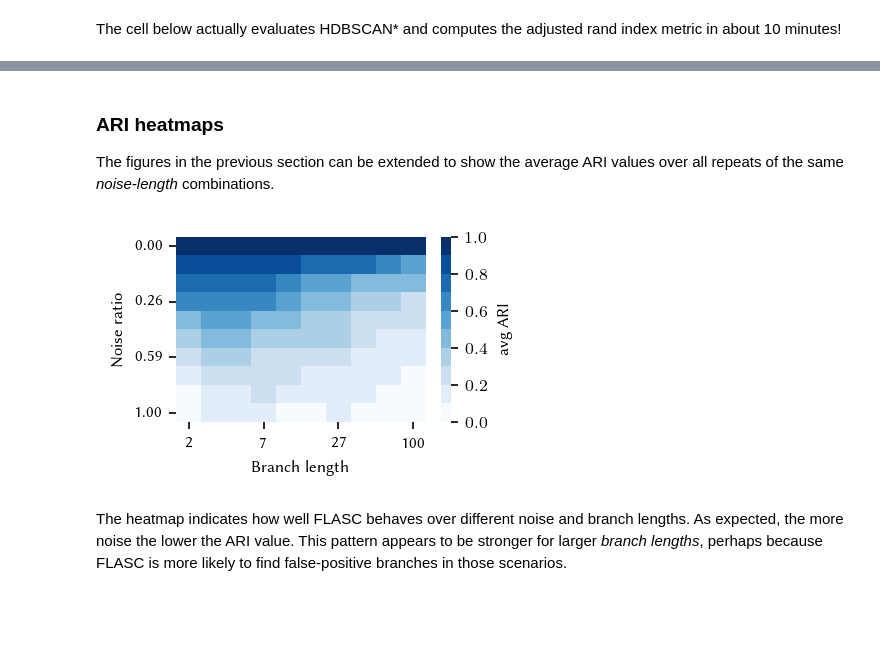
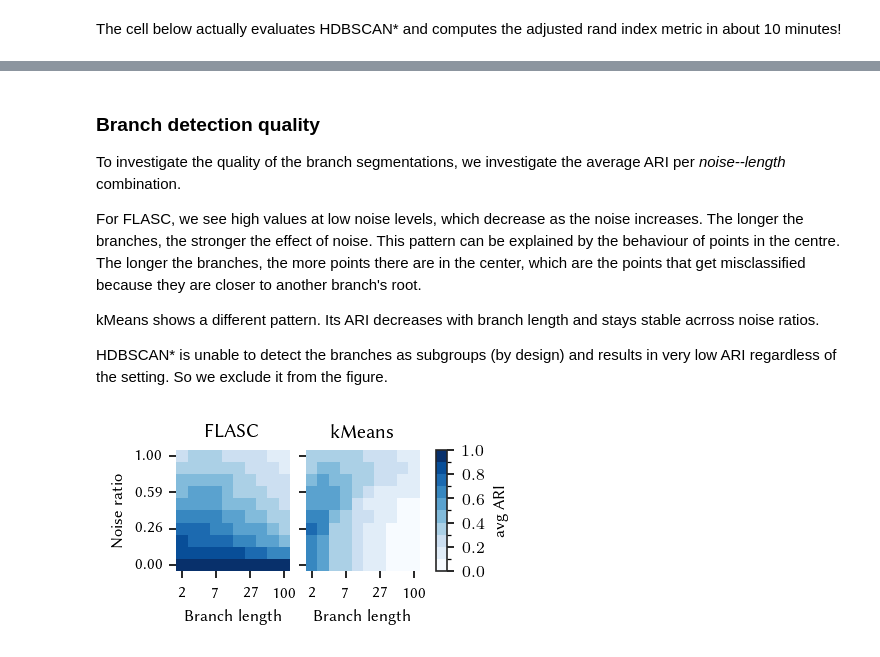
Before and after one commit to vda-lab/pyflasc, a Jupyter notebook: notebooks/Comparison_branch_stability.ipynb, the cells around one changed output, grey strips where cells are left out. Cells and saved outputs as stored; diff of their text form; code cells hidden in the pictures; blank space fills up the shorter version.

```diff
--- a/notebooks/Comparison_branch_stability.ipynb
+++ b/notebooks/Comparison_branch_stability.ipynb
@@ -321,0 +304,5 @@ params.to_pickle('./data/generated/branch_stability_labelling_hdbscan.pickle')
+# %%
+# Fixed parameters
+kwargs = {
+    'n_clusters': int(3),
+}
@@ -330,6 +372,7 @@ because Latex is used to render text in the images. To disable this, edit
 datasets = pd.read_pickle('./data/generated/branch_stability_data.pickle')
 fparams = pd.read_pickle('./data/generated/branch_stability_labelling_flasc.pickle')
 hparams = pd.read_pickle('./data/generated/branch_stability_labelling_hdbscan.pickle')
+mparams = pd.read_pickle('./data/generated/branch_stability_labelling_kmeans.pickle')
 ratios = datasets.noise_ratio.unique()
 lengths = datasets.branch_length.unique()
 # %%
@@ -677,8 +760,20 @@ plt.show()
 # %% [markdown]
-### ARI heatmaps
+### Branch detection quality
 
-The figures in the previous section can be extended to show the average ARI
-values over all repeats of the same *noise-length* combinations.
+To investigate the quality of the branch segmentations, we investigate the average
+ARI per *noise--length* combination.
+
+For FLASC, we see high values at low noise levels, which decrease as the noise
+increases. The longer the branches, the stronger the effect of noise. This
+pattern can be explained by the behaviour of points in the centre. The longer
+the branches, the more points there are in the center, which are the points that
+get misclassified because they are closer to another branch's root.
+
+kMeans shows a different pattern. Its ARI decreases with branch length and stays
+stable acrross noise ratios.
+
+HDBSCAN* is unable to detect the branches as subgroups (by design) and results
+in very low ARI regardless of the setting. So we exclude it from the figure.
 # %%
 def draw_avg_heatmap(data, *args, **kwargs):
     d = data\
@@ -699,30 +785,59 @@ xtick_labels = [ f"{int(lengths[int(r)]):d}" for r in xticks ]
 # %%
-sized_fig(1/2)
+# Specify Colormap and ticks
+bounds = np.linspace(0, 1, 11)
+cmap = mpl.colormaps['Blues']
+norm = BoundaryNorm(bounds, cmap.N)
+yticks = [0.5, 3.5, 6.5, 9.5]
+ytick_labels = [ f"{ratios[int(r)]:.2f}" for r in yticks ]
+xticks = [0.5, 3.5, 6.5, 9.5]
+xtick_labels = [ f"{int(lengths[int(r)]):d}" for r in xticks ]
 
+sized_fig(1 / 2, 1 / 2)
+fig = plt.gcf()
+fig.subplots(1, 3, width_ratios=[1, 1, 0.1])
+
+mset = mparams[['repeat','noise_ratio', 'branch_length', 'algorithm', 'ari']]
 fset = fparams\
-    .query('min_branch_size == 12 & branch_selection_method=="eom" & branch_detection_method=="core"')\
+    .query('min_branch_size == 12 & branch_selection_method=="leaf" & branch_detection_method=="core"')\
     [['repeat','noise_ratio', 'branch_length', 'algorithm', 'ari']]
+
+
+plt.subplot(1, 3, 1)
 draw_avg_heatmap(
     fset.rename(**display_names),
     'Branch length', 'Noise ratio', 'ARI',
-    cmap=cmap, norm=norm, cbar_kws={'label': 'avg ARI'}
+    cmap=cmap, norm=norm, cbar=False
 )
 
-# Update ticks
+plt.title('FLASC', fontsize=9.5)
+plt.gca().invert_yaxis()
 plt.yticks(yticks)
 plt.xticks(xticks)
 plt.gca().set_yticklabels(ytick_labels)
 plt.gca().set_xticklabels(xtick_labels)
 
-# Adjust spacing and save
-plt.subplots_adjust(0.17, 0.22, 0.93, 0.95, wspace=0)
-plt.savefig('./images/branch_stability_flasc_heatmap_avg_ari.png', dpi=300)
+plt.subplot(1, 3, 2)
+draw_avg_heatmap(
+    mset.rename(**display_names),
+    'Branch length', 'Noise ratio', 'ARI',
+    cmap=cmap, norm=norm, cbar=False
+)
+plt.title('kMeans', fontsize=9.5)
+plt.gca().invert_yaxis()
+plt.yticks(yticks)
+plt.xticks(xticks)
+plt.ylabel('')
+plt.gca().set_yticklabels(['' for _ in ytick_labels])
+plt.gca().set_xticklabels(xtick_labels)
+
+ax = plt.subplot(1, 3, 3)
+sm = plt.cm.ScalarMappable(cmap=cmap, norm=norm)
+sm.set_array([])
+plt.colorbar(sm, cax=ax, label='avg ARI')
+
+plt.subplots_adjust(0.16, 0.27, 0.82, 0.86)
+plt.savefig('./images/branch_stability_heatmap_avg_ari.png', dpi=600)
 plt.show()
 # %% [output]
-[figure, old version]
+[figure, new version]
-# %% [markdown]
-The heatmap indicates how well FLASC behaves over different
-noise and branch lengths. As expected, the more noise the lower the ARI value.
-This pattern appears to be stronger for larger *branch lengths*, perhaps because
-FLASC is more likely to find false-positive branches in those scenarios.
 # %% [markdown]
```
Also changed, not shown: parts of 44 cells of this notebook, 59 other files.
